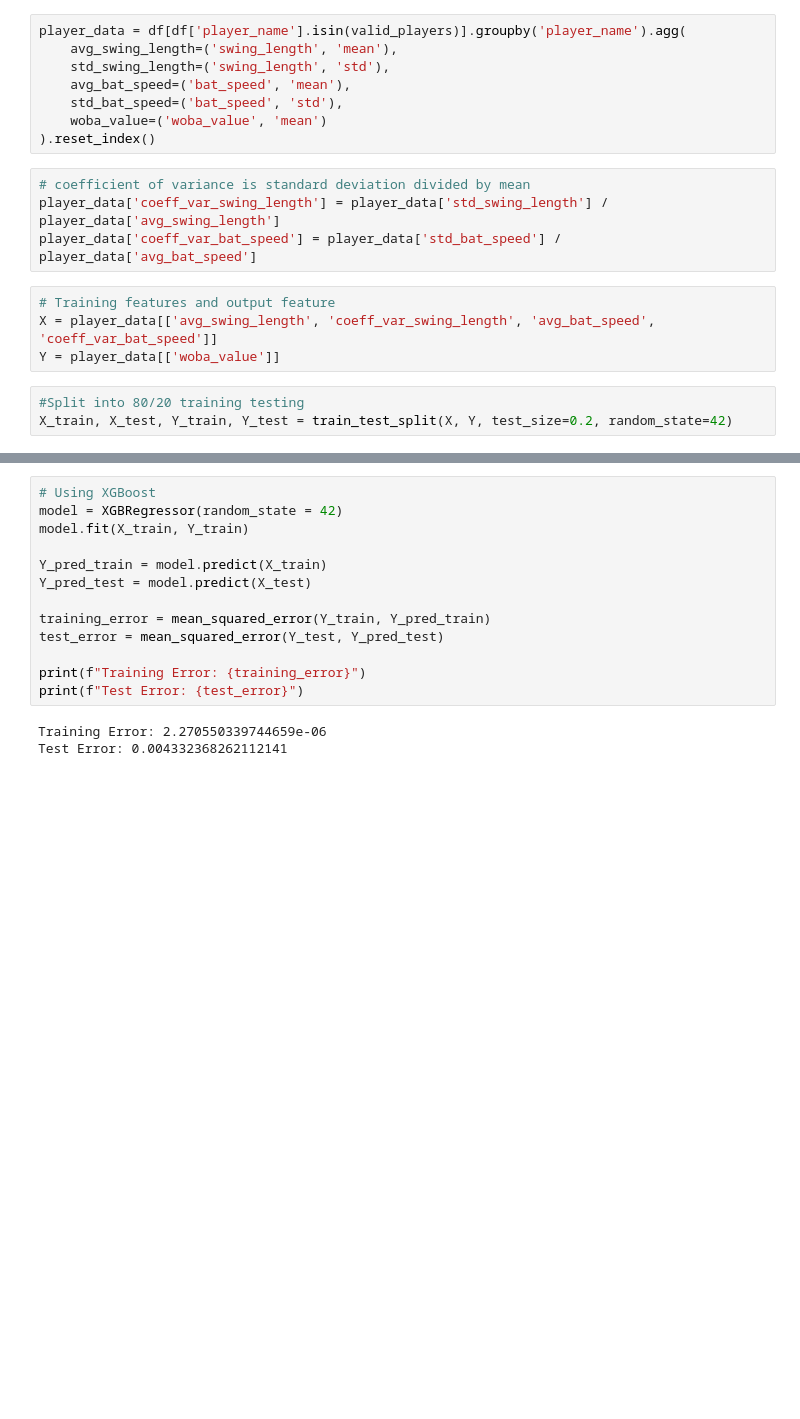
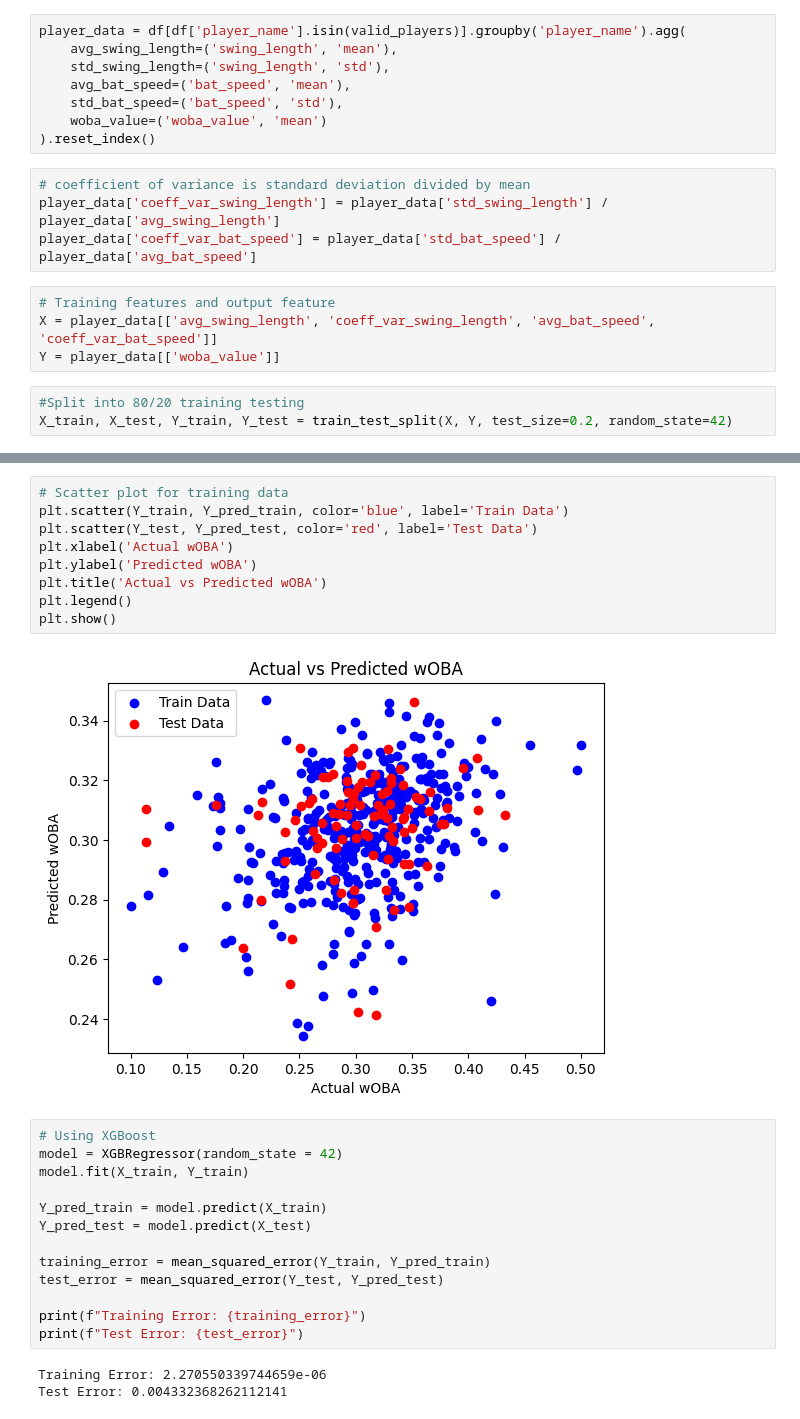
Before and after one commit to matthewbressler/baseballDataChallenge, a Jupyter notebook: prediction_model.ipynb, the cells around one changed output, grey strips where cells are left out. Drawn from its saved outputs; the diff is of its cells as text; blank space fills up the shorter version.

```diff
--- a/prediction_model.ipynb
+++ b/prediction_model.ipynb
@@ -48,3 +49,14 @@ Test Error: 0.0028202268525133064
+# %%
+# Scatter plot for training data
+plt.scatter(Y_train, Y_pred_train, color='blue', label='Train Data')
+plt.scatter(Y_test, Y_pred_test, color='red', label='Test Data')
+plt.xlabel('Actual wOBA')
+plt.ylabel('Predicted wOBA')
+plt.title('Actual vs Predicted wOBA')
+plt.legend()
+plt.show()
+# %% [output]
+[figure, added]
 # %%
 # Using XGBoost
 model = XGBRegressor(random_state = 42)
```
Also changed, not shown: parts of 2 cells of this notebook, 3 other files.
